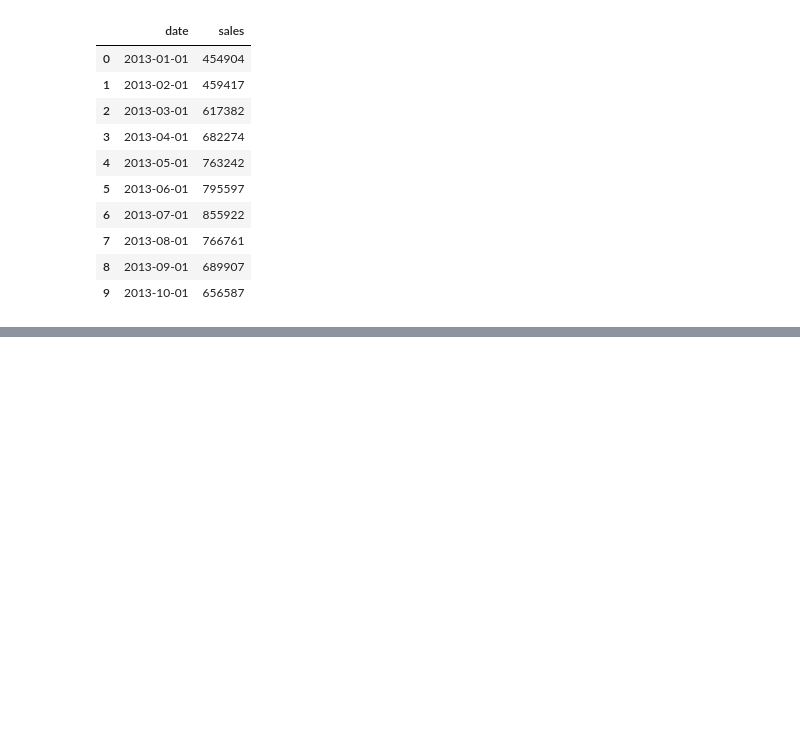
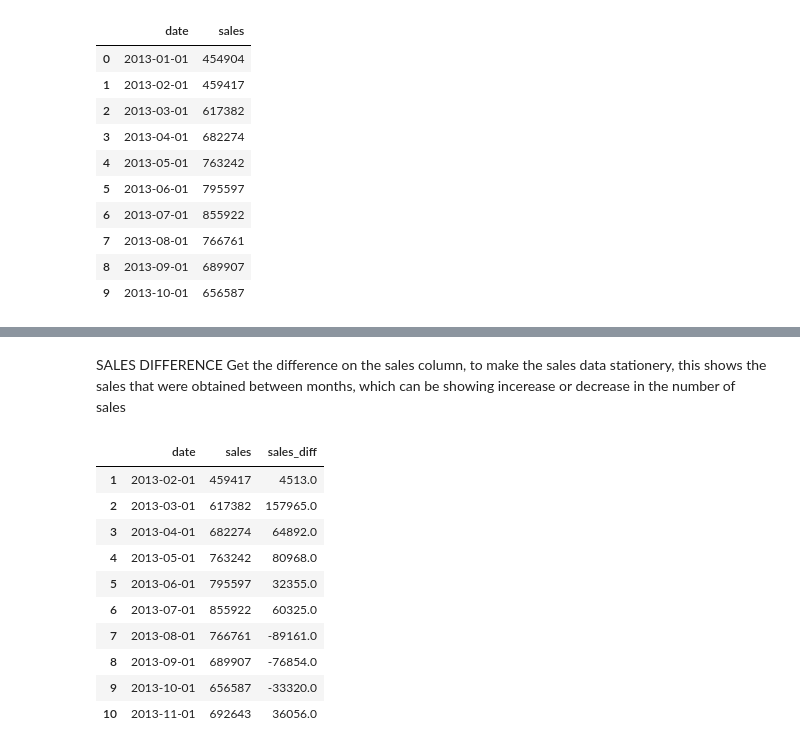
Before and after one commit to wandieinnocents/Sales_analysis_linearRegression-XGboost-Randomforest, a Jupyter notebook: sales_analysis_linearRegression.ipynb, the cells around one changed output, grey strips where cells are left out. Cells and saved outputs as stored; diff of their text form; code cells hidden in the pictures; blank space fills up the shorter version.

```diff
--- a/sales_analysis_linearRegression.ipynb
+++ b/sales_analysis_linearRegression.ipynb
@@ -136,0 +149,19 @@ monthly_sales.head(10)
+# %% [markdown]
+SALES DIFFERENCE
+Get the difference on the sales column, to make the sales data stationery, this shows the sales that were obtained between months, which can be showing incerease or decrease in the number of sales
+# %%
+monthly_sales['sales_diff'] = monthly_sales['sales'].diff()
+monthly_sales = monthly_sales.dropna()
+monthly_sales.head(10)
+# %% [output]
+|  | date | sales | sales_diff |
+| 1 | 2013-02-01 | 459417 | 4513.0 |
+| 2 | 2013-03-01 | 617382 | 157965.0 |
+| 3 | 2013-04-01 | 682274 | 64892.0 |
+| 4 | 2013-05-01 | 763242 | 80968.0 |
+| 5 | 2013-06-01 | 795597 | 32355.0 |
+| 6 | 2013-07-01 | 855922 | 60325.0 |
+| 7 | 2013-08-01 | 766761 | -89161.0 |
+| 8 | 2013-09-01 | 689907 | -76854.0 |
+| 9 | 2013-10-01 | 656587 | -33320.0 |
+| 10 | 2013-11-01 | 692643 | 36056.0 |
```
Also changed, not shown: parts of 17 cells of this notebook.
